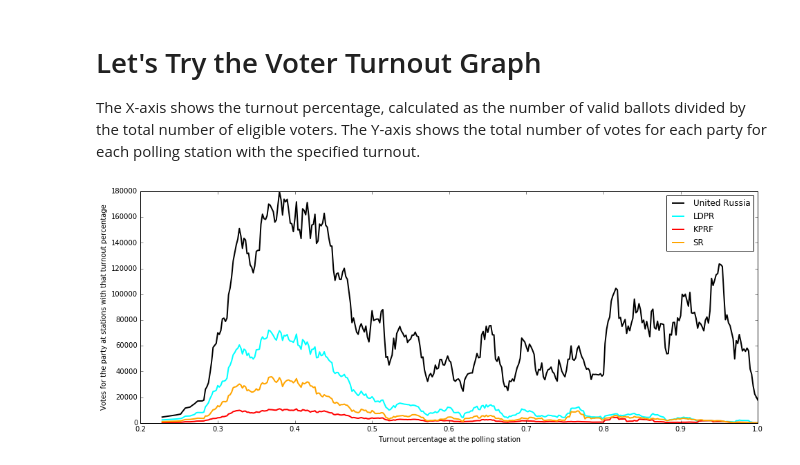
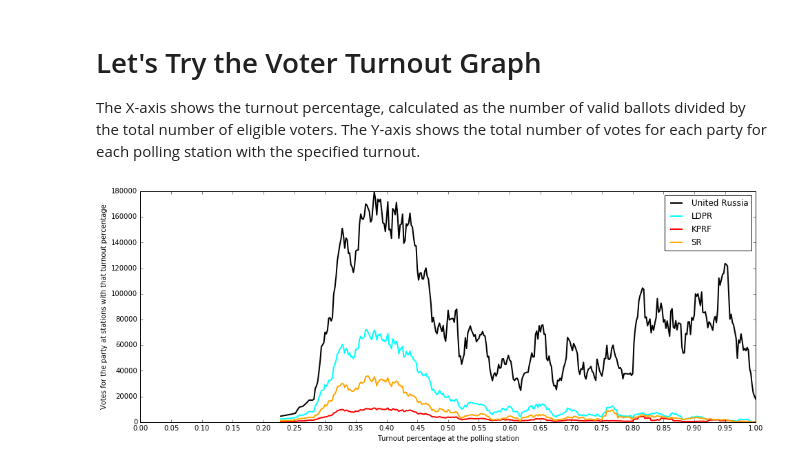
Before and after one commit to mpenkov/gosduma7, a Jupyter notebook: Elections to the State Duma 2016.ipynb, the cells around one changed output. Saved outputs shown, nothing was run; the diff lists cells and outputs as text; code cells hidden in the pictures.

Commit message:
Adding xticks

```diff
--- a/Elections to the State Duma 2016.ipynb
+++ b/Elections to the State Duma 2016.ipynb
@@ -204,31 +205,32 @@ sr_bins = bin_by(extract_stations('14. Политическая партия С
 plt.figure(figsize=(16, 6))
 linewidth = 2
 
 x1 = [val for (val, _) in united_bins]
 y1 = [sum(st["votes"] for st in stations) for (_, stations) in united_bins]
 y1 = box_filter(y1)
 plt.plot(x1, y1, linewidth=linewidth, label="United Russia", color="black")
 
 x2 = [val for (val, _) in ldpr_bins]
 y2 = [sum(st["votes"] for st in stations) for (_, stations) in ldpr_bins]
 y2 = box_filter(y2)
 plt.plot(x2, y2, linewidth=linewidth, label="LDPR", color="cyan")
 
 x3 = [val for (val, _) in kprf_bins]
 y3 = [sum(st["votes"] for st in stations) for (_, stations) in kprf_bins]
 y3 = box_filter(y3)
 plt.plot(x3, y3, linewidth=linewidth, label="KPRF", color="red")
 
 x4 = [val for (val, _) in sr_bins]
 y4 = [sum(st["votes"] for st in stations) for (_, stations) in sr_bins]
 y4 = box_filter(y4)
 plt.plot(x4, y4, linewidth=linewidth, label="SR", color="orange")
 
+plt.xticks(np.arange(0, 1.05, 0.05))
 plt.ylabel("Votes for the party at stations with that turnout percentage")
 plt.xlabel("Turnout percentage at the polling station")
 
 plt.legend()
 
 print()
 # %% [output]
-[figure, old version]
+[figure, new version]
```
Also changed, not shown: parts of 1 cell of this notebook.
